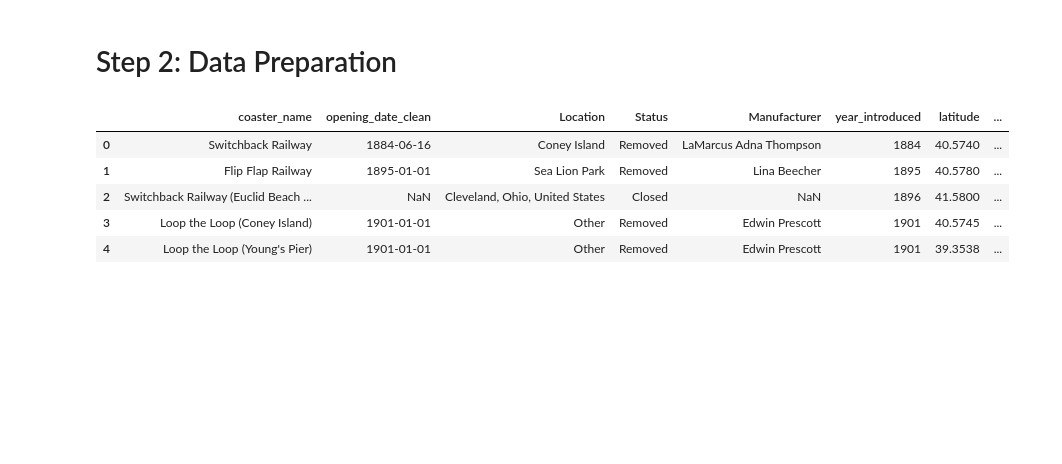
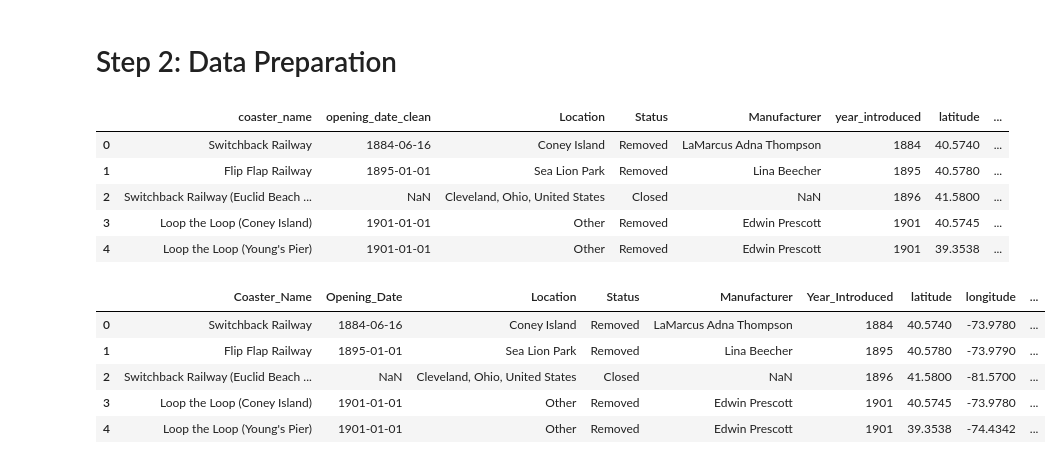
Before and after one commit to aleksmn/DataLessons, a Jupyter notebook: 09-EDA-example copy.ipynb, the cells around one changed output. Saved outputs shown, nothing was run; the diff lists cells and outputs as text; code cells hidden in the pictures; blank space fills up the shorter version.

```diff
--- a/09-EDA-example copy.ipynb
+++ b/09-EDA-example copy.ipynb
@@ -108,3 +106,12 @@ df = df.rename(columns={'coaster_name':'Coaster_Name',
                    'height_ft':'Height_ft',
                    'Inversions_clean':'Inversions',
                    'Gforce_clean':'Gforce'})
+# %%
+df.head()
+# %% [output]
+|  | Coaster_Name | Opening_Date | Location | Status | Manufacturer | Year_Introduced | latitude | longitude | ... |
+| 0 | Switchback Railway | 1884-06-16 | Coney Island | Removed | LaMarcus Adna Thompson | 1884 | 40.5740 | -73.9780 | ... |
+| 1 | Flip Flap Railway | 1895-01-01 | Sea Lion Park | Removed | Lina Beecher | 1895 | 40.5780 | -73.9790 | ... |
+| 2 | Switchback Railway (Euclid Beach ... | NaN | Cleveland, Ohio, United States | Closed | NaN | 1896 | 41.5800 | -81.5700 | ... |
+| 3 | Loop the Loop (Coney Island) | 1901-01-01 | Other | Removed | Edwin Prescott | 1901 | 40.5745 | -73.9780 | ... |
+| 4 | Loop the Loop (Young's Pier) | 1901-01-01 | Other | Removed | Edwin Prescott | 1901 | 39.3538 | -74.4342 | ... |
```
Also changed, not shown: parts of 9 cells of this notebook.
